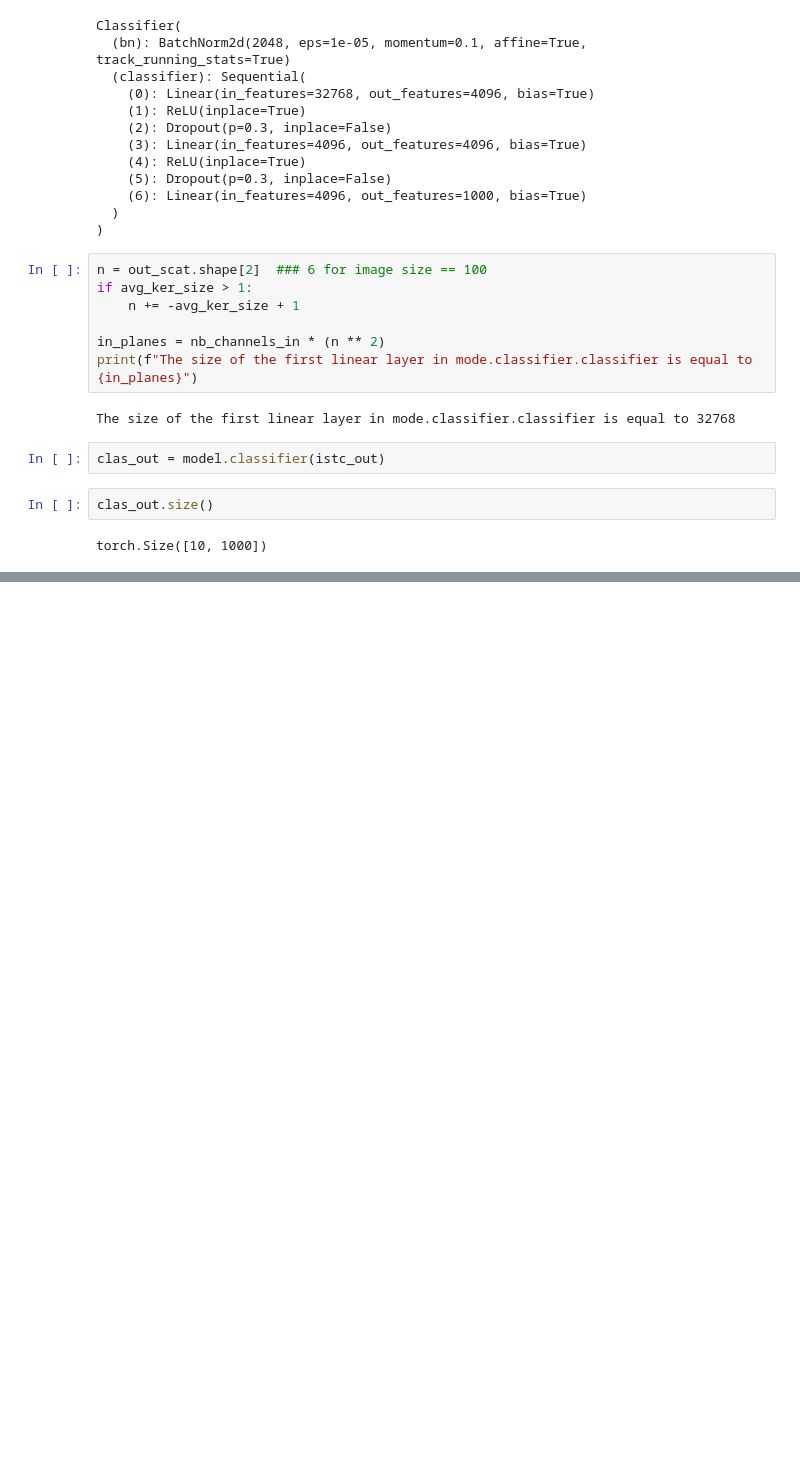
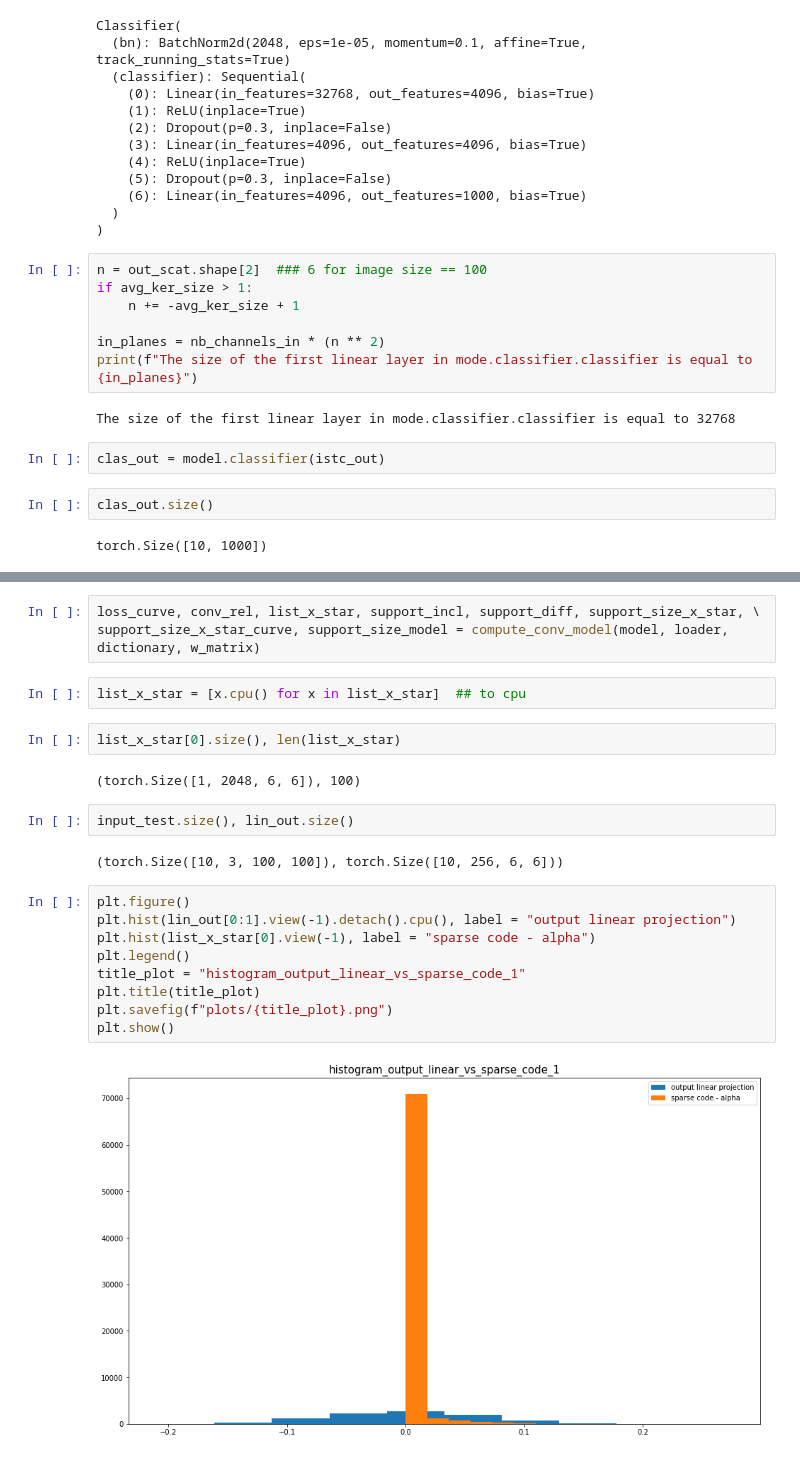
Before and after one commit to ahmedben0/Deep-network-classification-by-scattering-and-homotopy-dictionary-learning, a Jupyter notebook: model_analysis.ipynb, the cells around one changed output, grey strips where cells are left out. Saved outputs shown, nothing was run; the diff lists cells and outputs as text; blank space fills up the shorter version.

```diff
--- a/model_analysis.ipynb
+++ b/model_analysis.ipynb
@@ -713,0 +706,24 @@ dataframe[dataframe.epoch.isin([0,1,48,49])]
+# %%
+loss_curve, conv_rel, list_x_star, support_incl, support_diff, support_size_x_star, \
+support_size_x_star_curve, support_size_model = compute_conv_model(model, loader, dictionary, w_matrix)
+# %%
+list_x_star = [x.cpu() for x in list_x_star]  ## to cpu
+# %%
+list_x_star[0].size(), len(list_x_star)
+# %% [output]
+(torch.Size([1, 2048, 6, 6]), 100)
+# %%
+input_test.size(), lin_out.size()
+# %% [output]
+(torch.Size([10, 3, 100, 100]), torch.Size([10, 256, 6, 6]))
+# %%
+plt.figure()
+plt.hist(lin_out[0:1].view(-1).detach().cpu(), label = "output linear projection")
+plt.hist(list_x_star[0].view(-1), label = "sparse code - alpha")
+plt.legend()
+title_plot = "histogram_output_linear_vs_sparse_code_1"
+plt.title(title_plot)
+plt.savefig(f"plots/{title_plot}.png")
+plt.show()
+# %% [output]
+[figure, added]
```
Also changed, not shown: parts of 90 cells of this notebook.
